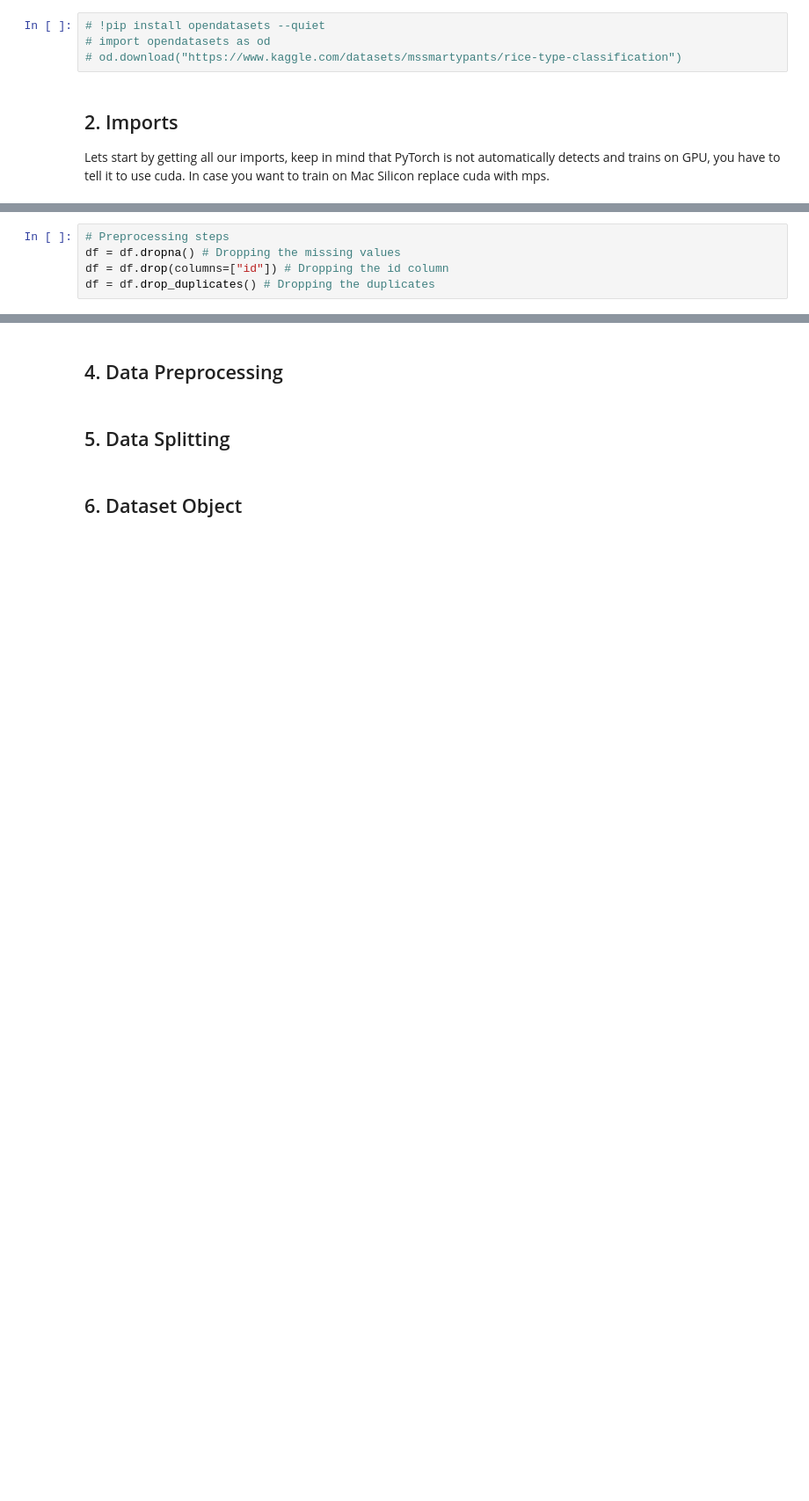
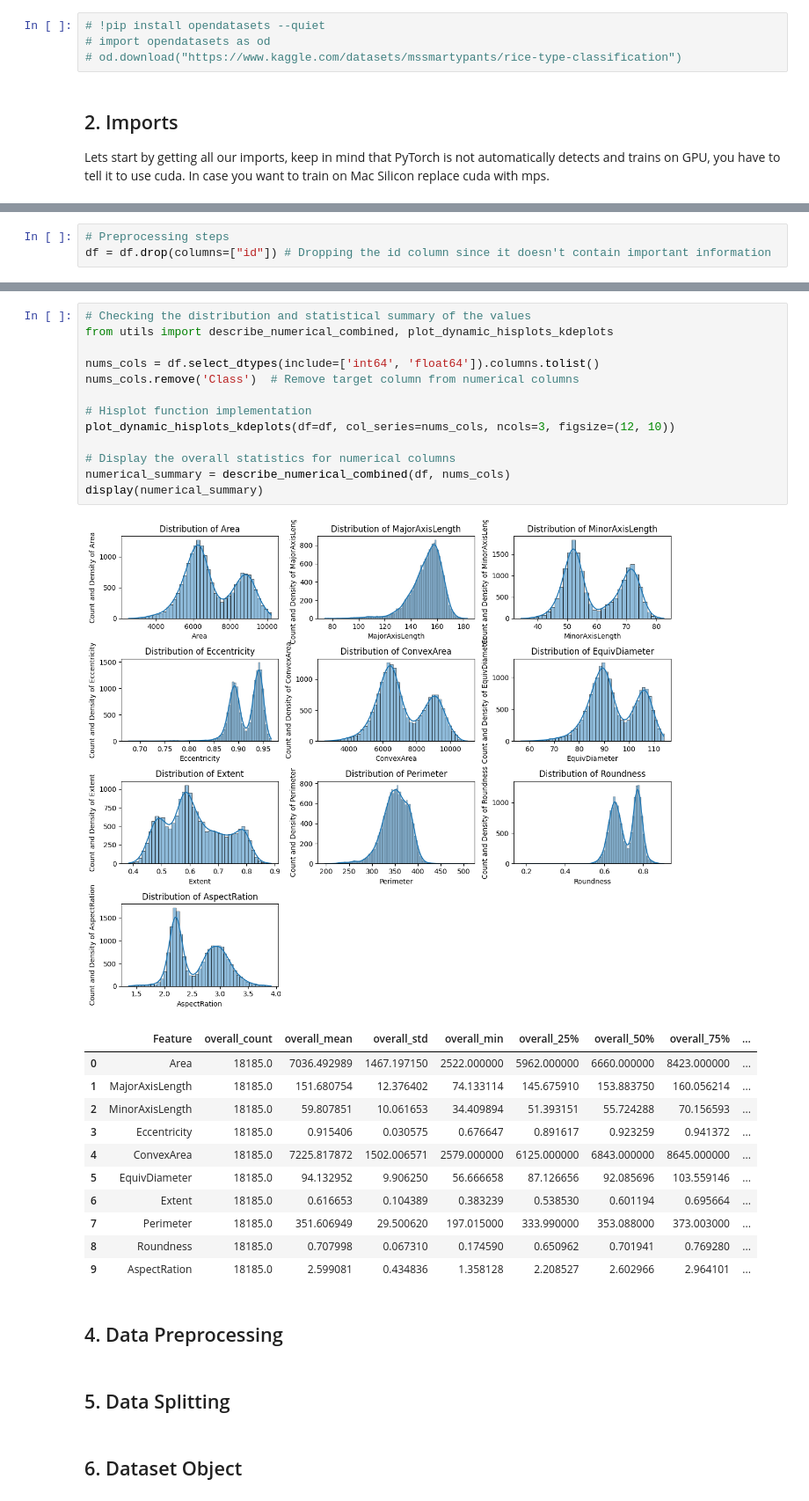
Before and after one commit to mcikalmerdeka/pytorch-learning, a Jupyter notebook: rice_type_classification/main.ipynb, the cells around one changed output, grey strips where cells are left out. Shown: that part at 88% size. Drawn from its saved outputs; the diff is of its cells as text; blank space fills up the shorter version.

Commit message:
analyze up until distribution checking

```diff
--- a/rice_type_classification/main.ipynb
+++ b/rice_type_classification/main.ipynb
@@ -45,5 +76,3 @@ Output possibilities: [1 0]
 # %%
 # Preprocessing steps
-df = df.dropna() # Dropping the missing values
-df = df.drop(columns=["id"]) # Dropping the id column
-df = df.drop_duplicates() # Dropping the duplicates
+df = df.drop(columns=["id"]) # Dropping the id column since it doesn't contain important information
@@ -50,3 +87,29 @@ df = df.drop_duplicates() # Dropping the duplicates
+# %%
+# Checking the distribution and statistical summary of the values
+from utils import describe_numerical_combined, plot_dynamic_hisplots_kdeplots
+
+nums_cols = df.select_dtypes(include=['int64', 'float64']).columns.tolist()
+nums_cols.remove('Class')  # Remove target column from numerical columns
+
+# Hisplot function implementation
+plot_dynamic_hisplots_kdeplots(df=df, col_series=nums_cols, ncols=3, figsize=(12, 10))
+
+# Display the overall statistics for numerical columns
+numerical_summary = describe_numerical_combined(df, nums_cols)
+display(numerical_summary)
+# %% [output]
+[figure, added]
+|  | Feature | overall_count | overall_mean | overall_std | overall_min | overall_25% | overall_50% | overall_75% | ... |
+| 0 | Area | 18185.0 | 7036.492989 | 1467.197150 | 2522.000000 | 5962.000000 | 6660.000000 | 8423.000000 | ... |
+| 1 | MajorAxisLength | 18185.0 | 151.680754 | 12.376402 | 74.133114 | 145.675910 | 153.883750 | 160.056214 | ... |
+| 2 | MinorAxisLength | 18185.0 | 59.807851 | 10.061653 | 34.409894 | 51.393151 | 55.724288 | 70.156593 | ... |
+| 3 | Eccentricity | 18185.0 | 0.915406 | 0.030575 | 0.676647 | 0.891617 | 0.923259 | 0.941372 | ... |
+| 4 | ConvexArea | 18185.0 | 7225.817872 | 1502.006571 | 2579.000000 | 6125.000000 | 6843.000000 | 8645.000000 | ... |
+| 5 | EquivDiameter | 18185.0 | 94.132952 | 9.906250 | 56.666658 | 87.126656 | 92.085696 | 103.559146 | ... |
+| 6 | Extent | 18185.0 | 0.616653 | 0.104389 | 0.383239 | 0.538530 | 0.601194 | 0.695664 | ... |
+| 7 | Perimeter | 18185.0 | 351.606949 | 29.500620 | 197.015000 | 333.990000 | 353.088000 | 373.003000 | ... |
+| 8 | Roundness | 18185.0 | 0.707998 | 0.067310 | 0.174590 | 0.650962 | 0.701941 | 0.769280 | ... |
+| 9 | AspectRation | 18185.0 | 2.599081 | 0.434836 | 1.358128 | 2.208527 | 2.602966 | 2.964101 | ... |
 # %% [markdown]
 ## 4. Data Preprocessing
 # %% [markdown]
```
Also changed, not shown: parts of 5 cells of this notebook.
